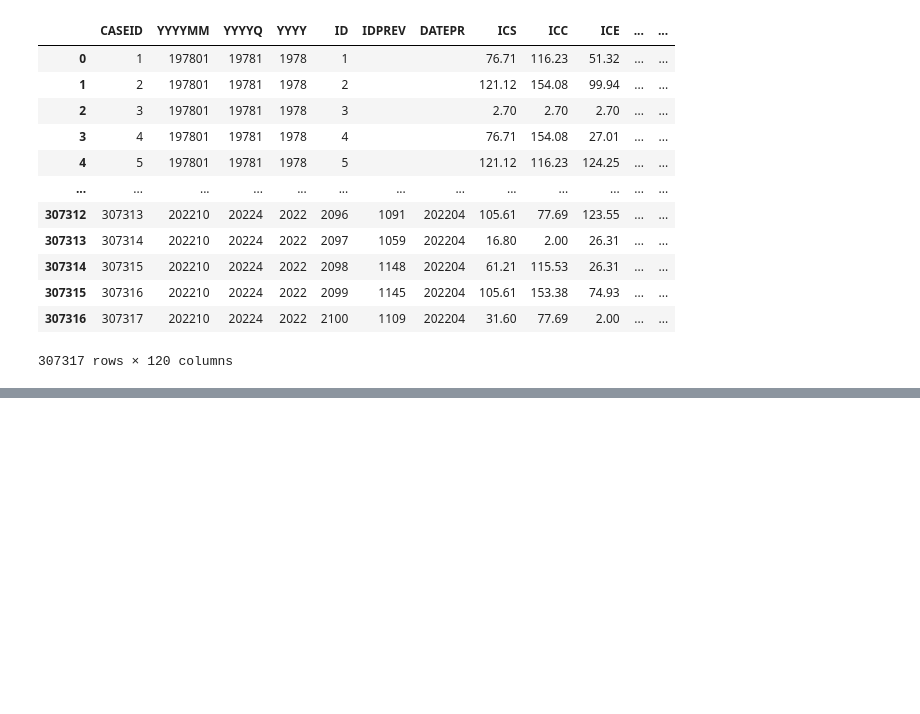
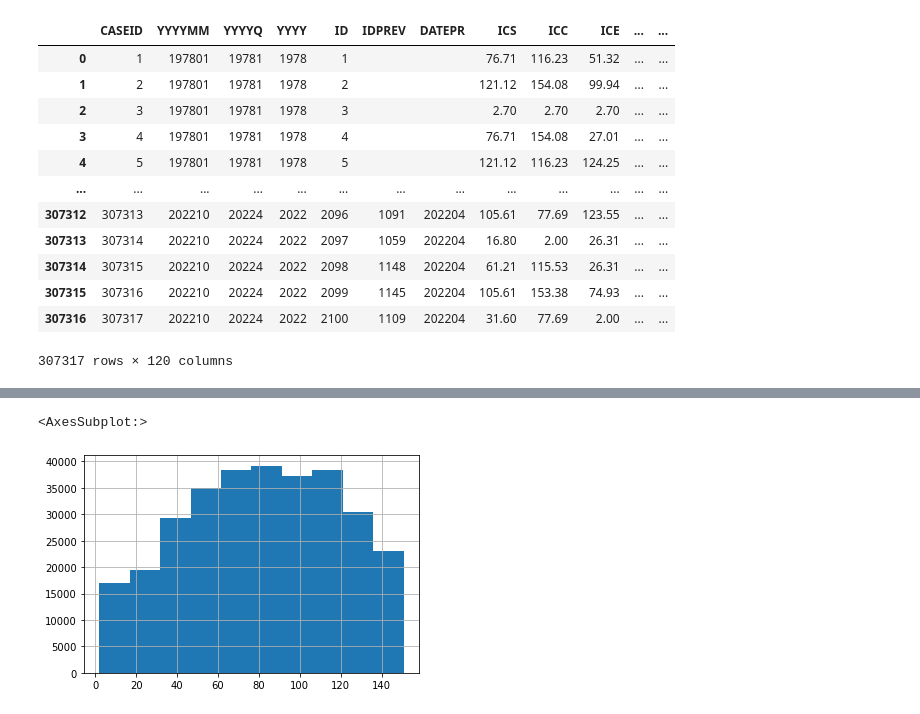
Before and after one commit to Wesley-Janson/stat27420_final_project, a Jupyter notebook: prepare_survey_data.ipynb, the cells around one changed output, grey strips where cells are left out. Drawn from its saved outputs; the diff is of its cells as text; code cells hidden in the pictures; blank space fills up the shorter version.

Commit message:
survey data coding

```diff
--- a/prepare_survey_data.ipynb
+++ b/prepare_survey_data.ipynb
@@ -67,0 +86,7 @@ base_data
+# %%
+survey_data["first_interview"] = np.where(survey_data.IDPREV.isna(), 1, 0)
+# %%
+survey_data.ICS.hist()
+# %% [output]
+<AxesSubplot:>
+[figure, added]
```
Also changed, not shown: parts of 43 cells of this notebook, 2 other files.
